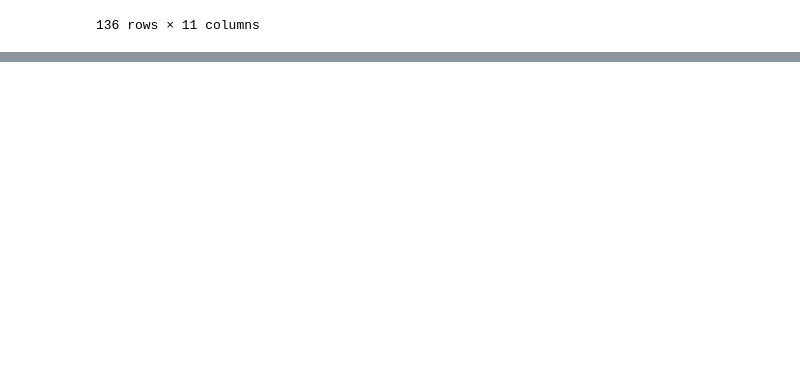
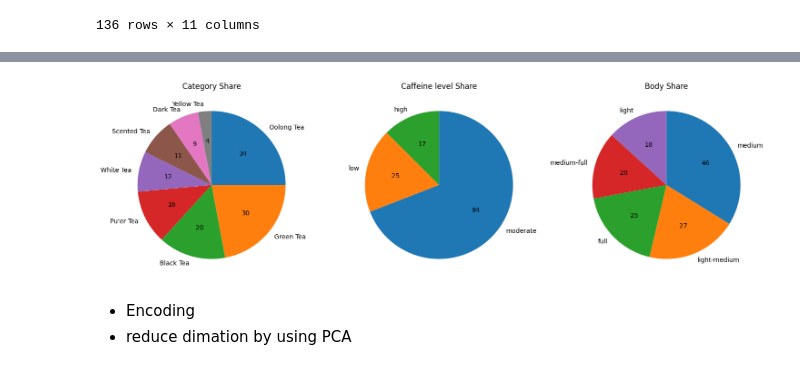
Before and after one commit to kanonyonezu/tea-app, a Jupyter notebook: teadata.ipynb, the cells around one changed output, grey strips where cells are left out. Cells and saved outputs as stored; diff of their text form; code cells hidden in the pictures; blank space fills up the shorter version.

```diff
--- a/teadata.ipynb
+++ b/teadata.ipynb
@@ -20,0 +44,28 @@ df
+# %%
+category = df['category'].value_counts()
+# %%
+caffeine = df['caffeine_level'].value_counts()
+# %%
+body = df['body'].value_counts()
+# %%
+fig, axes = plt.subplots(1, 3, figsize=(15, 5))
+
+#Category
+axes[0].pie(category, labels=category.index, autopct=lambda pct: f"{int(round(pct * category.sum() / 100))}", startangle=90, counterclock=False)
+axes[0].set_title('Category Share')
+
+#Caffeine level
+axes[1].pie(caffeine, labels=caffeine.index, autopct=lambda pct: f"{int(round(pct * category.sum() / 100))}", startangle=90, counterclock=False)
+axes[1].set_title('Caffeine level Share')
+
+#Body
+axes[2].pie(body, labels=body.index, autopct=lambda pct: f"{int(round(pct * category.sum() / 100))}", startangle=90, counterclock=False)
+axes[2].set_title('Body Share')
+
+plt.tight_layout()
+plt.show()
+# %% [output]
+[figure, added]
+# %% [markdown]
+- Encoding
+- reduce dimation by using PCA
```
Also changed, not shown: parts of 2 cells of this notebook.
